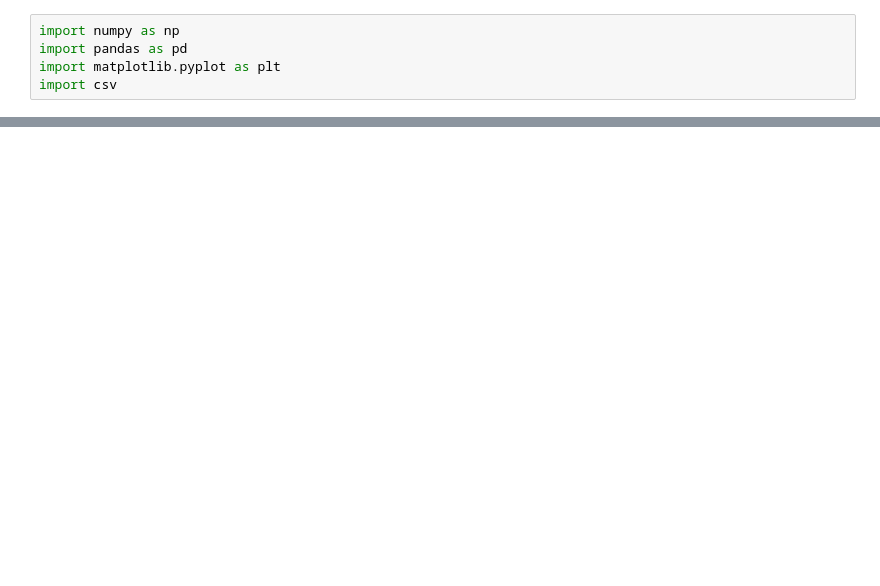
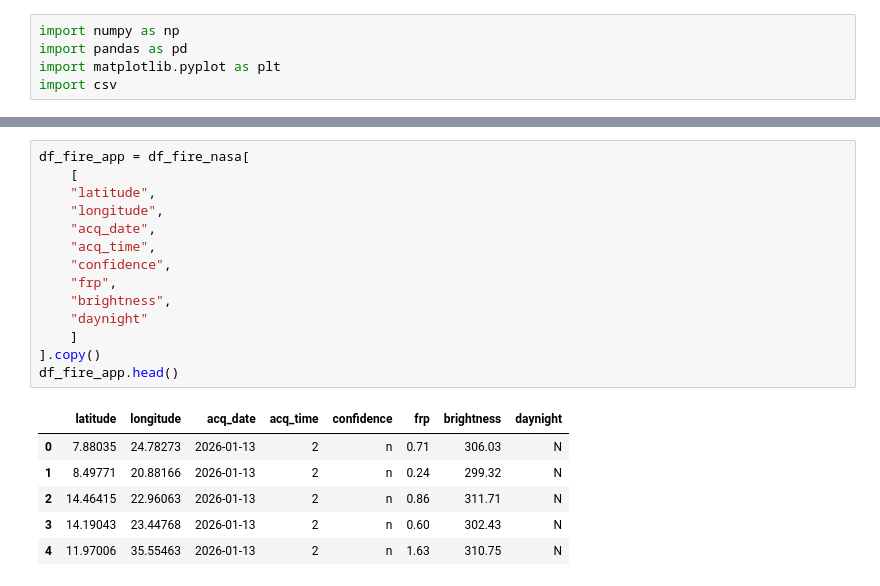
Before and after one commit to EsmeNtb/Gaia-Phylax, a Jupyter notebook: backend/data/notebooks/01.data_preprocessing.ipynb, the cells around one changed output, grey strips where cells are left out. Cells and saved outputs as stored; diff of their text form; blank space fills up the shorter version.

```diff
--- a/backend/data/notebooks/01.data_preprocessing.ipynb
+++ b/backend/data/notebooks/01.data_preprocessing.ipynb
@@ -42,0 +118,21 @@ FileNotFoundError: [Errno 2] No such file or directory: '../raw/fire_nasa_data.c
+# %%
+df_fire_app = df_fire_nasa[
+    [
+    "latitude",
+    "longitude",
+    "acq_date",
+    "acq_time",
+    "confidence",
+    "frp",
+    "brightness",
+    "daynight"
+    ]
+].copy()
+df_fire_app.head()
+# %% [output]
+|  | latitude | longitude | acq_date | acq_time | confidence | frp | brightness | daynight |
+| 0 | 7.88035 | 24.78273 | 2026-01-13 | 2 | n | 0.71 | 306.03 | N |
+| 1 | 8.49771 | 20.88166 | 2026-01-13 | 2 | n | 0.24 | 299.32 | N |
+| 2 | 14.46415 | 22.96063 | 2026-01-13 | 2 | n | 0.86 | 311.71 | N |
+| 3 | 14.19043 | 23.44768 | 2026-01-13 | 2 | n | 0.60 | 302.43 | N |
+| 4 | 11.97006 | 35.55463 | 2026-01-13 | 2 | n | 1.63 | 310.75 | N |
```
Also changed, not shown: parts of 33 cells of this notebook.
